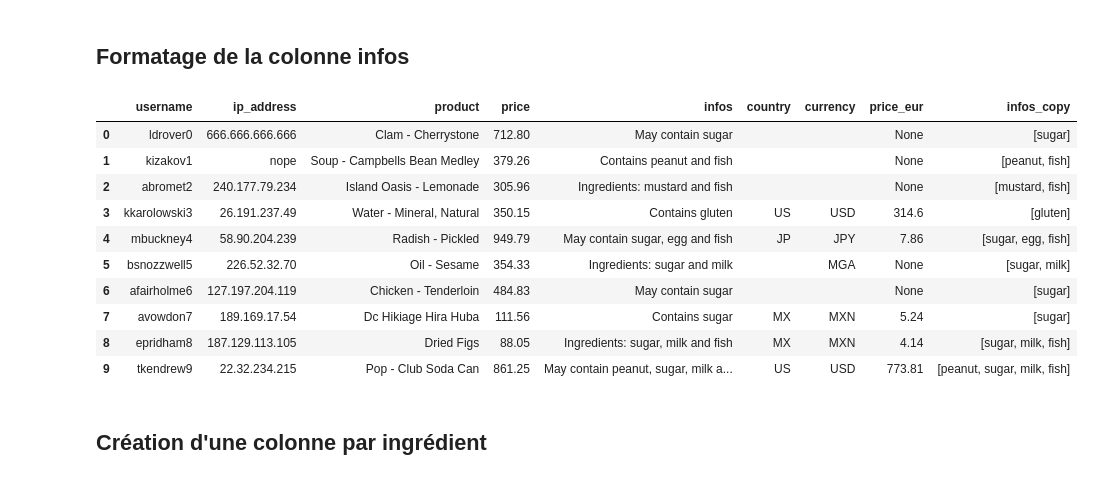
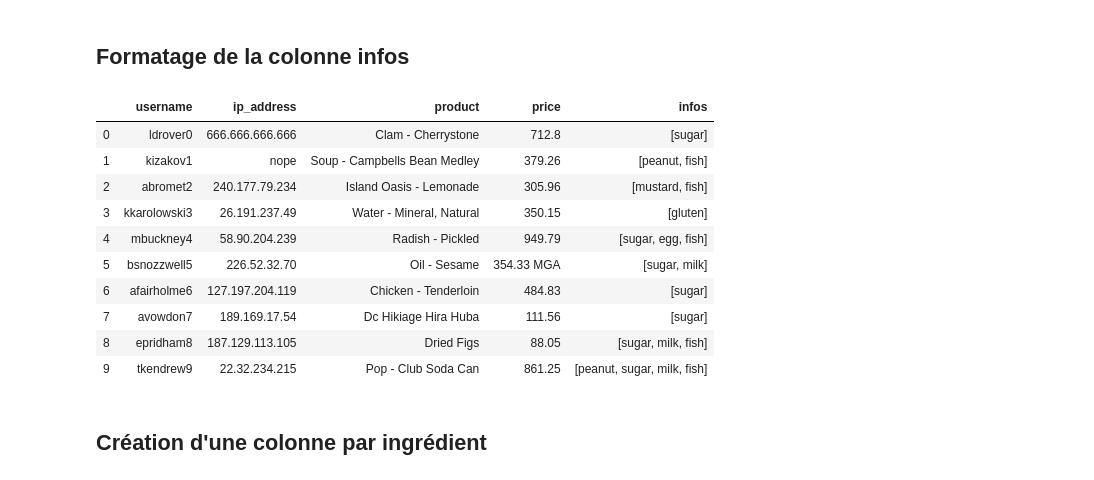
Before and after one commit to ms2020bgd/xavier-bracquart-kit-big-data, a Jupyter notebook: dm3-products-cleaning.ipynb, the cells around one changed output. Drawn from its saved outputs; the diff is of its cells as text; code cells hidden in the pictures.

```diff
--- a/products-cleaning.ipynb
+++ b/dm3-products-cleaning.ipynb
@@ -18,7 +18,7 @@ import re
 # %% [markdown]
 # Récupération du csv
 # %%
-df = pd.read_csv("products.csv", sep=";")
+df = pd.read_csv("./inputs/products.csv", sep=";")
 df.head(10)
 # %% [output]
 |  | username | ip_address | product | price | infos |
@@ -64,7 +64,7 @@ df.head()
 ## Récupération de la monnaie
 # %%
 # Chargement d'un dictionnaire faisant la relation country -> currency
-with open("countries_currencies.json") as cc:  # json source : http://country.io
+with open("./inputs/countries_currencies.json") as cc:  # json source : http://country.io
     countries_currencies = json.load(cc)
 countries_currencies[""] = ""
 # %%
@@ -189,20 +189,20 @@ def clean_infos(infos):
     infos = infos.replace("May contain", "").replace("Contains", "").replace("Ingredients:", "").replace(" and ", ", ").strip()
     return infos.split(",")
 # %%
-df["infos_copy"] = df["infos"].apply(lambda x: clean_infos(x))
+df["infos"] = df["infos"].apply(lambda x: clean_infos(x))
 df.head(10)
 # %% [output]
-|  | username | ip_address | product | price | infos | country | currency | price_eur | infos_copy |
-| 0 | ldrover0 | 666.666.666.666 | Clam - Cherrystone | 712.80 | May contain sugar |  |  | None | [sugar] |
-| 1 | kizakov1 | nope | Soup - Campbells Bean Medley | 379.26 | Contains peanut and fish |  |  | None | [peanut, fish] |
-| 2 | abromet2 | 240.177.79.234 | Island Oasis - Lemonade | 305.96 | Ingredients: mustard and fish |  |  | None | [mustard, fish] |
-| 3 | kkarolowski3 | 26.191.237.49 | Water - Mineral, Natural | 350.15 | Contains gluten | US | USD | 314.6 | [gluten] |
-| 4 | mbuckney4 | 58.90.204.239 | Radish - Pickled | 949.79 | May contain sugar, egg and fish | JP | JPY | 7.86 | [sugar, egg, fish] |
-| 5 | bsnozzwell5 | 226.52.32.70 | Oil - Sesame | 354.33 | Ingredients: sugar and milk |  | MGA | None | [sugar, milk] |
-| 6 | afairholme6 | 127.197.204.119 | Chicken - Tenderloin | 484.83 | May contain sugar |  |  | None | [sugar] |
-| 7 | avowdon7 | 189.169.17.54 | Dc Hikiage Hira Huba | 111.56 | Contains sugar | MX | MXN | 5.24 | [sugar] |
-| 8 | epridham8 | 187.129.113.105 | Dried Figs | 88.05 | Ingredients: sugar, milk and fish | MX | MXN | 4.14 | [sugar, milk, fish] |
-| 9 | tkendrew9 | 22.32.234.215 | Pop - Club Soda Can | 861.25 | May contain peanut, sugar, milk a... | US | USD | 773.81 | [peanut, sugar, milk, fish] |
+|  | username | ip_address | product | price | infos |
+| 0 | ldrover0 | 666.666.666.666 | Clam - Cherrystone | 712.8 | [sugar] |
+| 1 | kizakov1 | nope | Soup - Campbells Bean Medley | 379.26 | [peanut, fish] |
+| 2 | abromet2 | 240.177.79.234 | Island Oasis - Lemonade | 305.96 | [mustard, fish] |
+| 3 | kkarolowski3 | 26.191.237.49 | Water - Mineral, Natural | 350.15 | [gluten] |
+| 4 | mbuckney4 | 58.90.204.239 | Radish - Pickled | 949.79 | [sugar, egg, fish] |
+| 5 | bsnozzwell5 | 226.52.32.70 | Oil - Sesame | 354.33 MGA | [sugar, milk] |
+| 6 | afairholme6 | 127.197.204.119 | Chicken - Tenderloin | 484.83 | [sugar] |
+| 7 | avowdon7 | 189.169.17.54 | Dc Hikiage Hira Huba | 111.56 | [sugar] |
+| 8 | epridham8 | 187.129.113.105 | Dried Figs | 88.05 | [sugar, milk, fish] |
+| 9 | tkendrew9 | 22.32.234.215 | Pop - Club Soda Can | 861.25 | [peanut, sugar, milk, fish] |
 # %% [markdown]
 ## Création d'une colonne par ingrédient
 # %%
```
Also changed, not shown: parts of 3 cells of this notebook, 5 other files.
